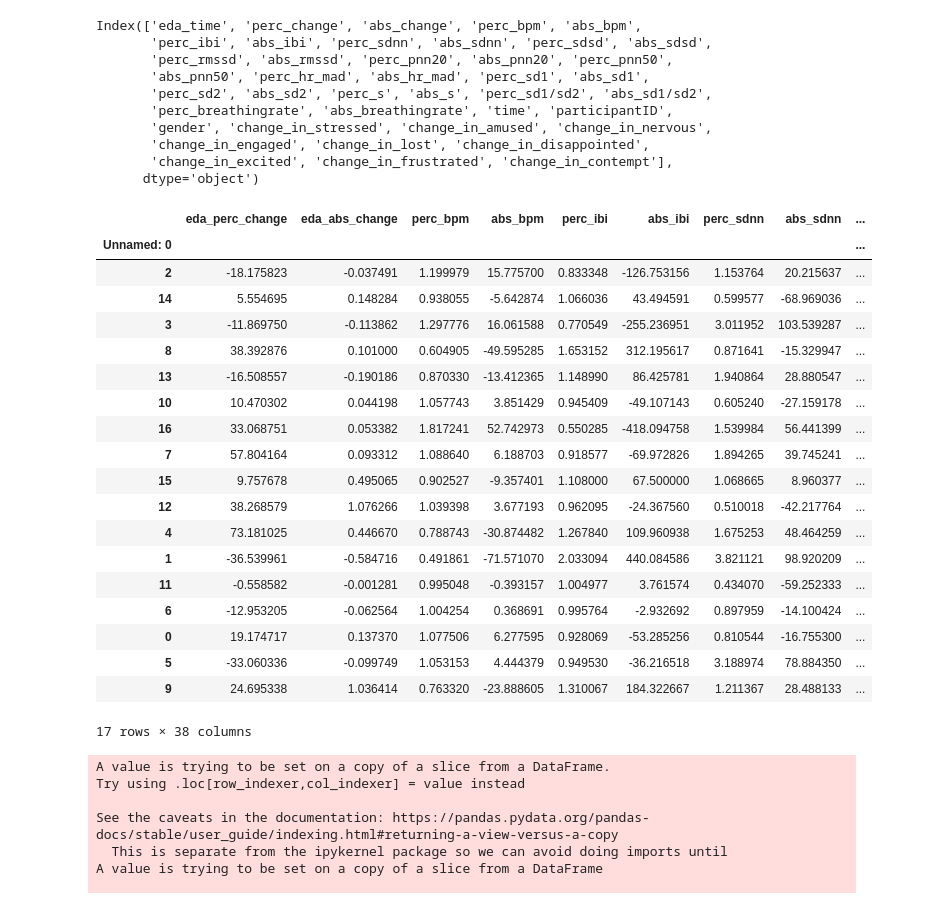
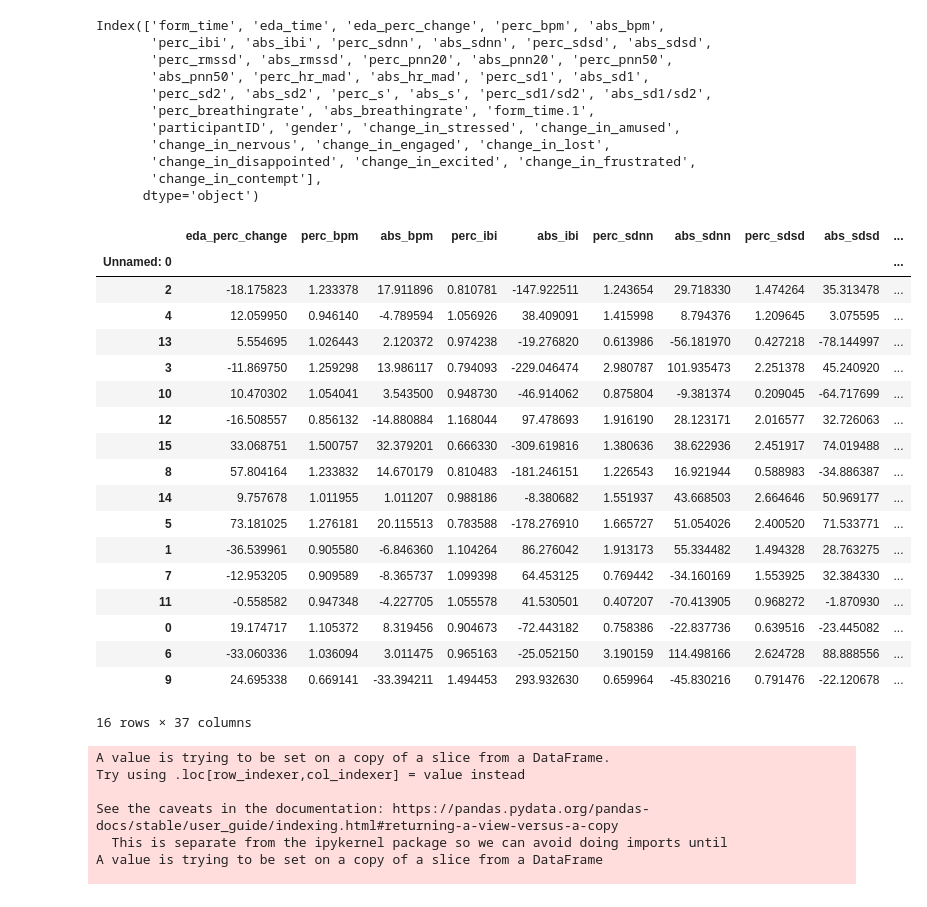
Before and after one commit to robfletch7/HRI, a Jupyter notebook: low_level_fusion.ipynb, the cells around one changed output. Drawn from its saved outputs; the diff is of its cells as text; code cells hidden in the pictures.

```diff
--- a/low_level_fusion.ipynb
+++ b/low_level_fusion.ipynb
@@ -13,45 +16,44 @@ from sklearn.model_selection import StratifiedKFold
 # %%
-dataset = pd.read_csv('final_dataset.csv')
+dataset = pd.read_csv('final_dataset_3.csv')
 
-dataset = pd.read_csv('final_dataset.csv')
 dataset = dataset.set_index('Unnamed: 0')
 
 print(dataset.columns)
-drop_columns = ['eda_time','time', 'gender']
+drop_columns = ['eda_time','form_time','form_time.1', 'gender']
 dataset.drop(drop_columns, axis=1, inplace=True)
 dataset = dataset.rename(columns={"perc_change": "eda_perc_change", "abs_change": "eda_abs_change"})
 dataset.sort_values(by='participantID', axis=0, ascending=True, inplace=False, kind='quicksort', na_position='last', ignore_index=False, key=None)
 # %% [output]
-Index(['eda_time', 'perc_change', 'abs_change', 'perc_bpm', 'abs_bpm',
+Index(['form_time', 'eda_time', 'eda_perc_change', 'perc_bpm', 'abs_bpm',
        'perc_ibi', 'abs_ibi', 'perc_sdnn', 'abs_sdnn', 'perc_sdsd', 'abs_sdsd',
        'perc_rmssd', 'abs_rmssd', 'perc_pnn20', 'abs_pnn20', 'perc_pnn50',
        'abs_pnn50', 'perc_hr_mad', 'abs_hr_mad', 'perc_sd1', 'abs_sd1',
        'perc_sd2', 'abs_sd2', 'perc_s', 'abs_s', 'perc_sd1/sd2', 'abs_sd1/sd2',
-       'perc_breathingrate', 'abs_breathingrate', 'time', 'participantID',
-       'gender', 'change_in_stressed', 'change_in_amused', 'change_in_nervous',
-       'change_in_engaged', 'change_in_lost', 'change_in_disappointed',
-       'change_in_excited', 'change_in_frustrated', 'change_in_contempt'],
+       'perc_breathingrate', 'abs_breathingrate', 'form_time.1',
+       'participantID', 'gender', 'change_in_stressed', 'change_in_amused',
+       'change_in_nervous', 'change_in_engaged', 'change_in_lost',
+       'change_in_disappointed', 'change_in_excited', 'change_in_frustrated',
+       'change_in_contempt'],
       dtype='object')
-|  | eda_perc_change | eda_abs_change | perc_bpm | abs_bpm | perc_ibi | abs_ibi | perc_sdnn | abs_sdnn | ... |
-| Unnamed: 0 |  |  |  |  |  |  |  |  | ... |
-| 2 | -18.175823 | -0.037491 | 1.199979 | 15.775700 | 0.833348 | -126.753156 | 1.153764 | 20.215637 | ... |
-| 14 | 5.554695 | 0.148284 | 0.938055 | -5.642874 | 1.066036 | 43.494591 | 0.599577 | -68.969036 | ... |
-| 3 | -11.869750 | -0.113862 | 1.297776 | 16.061588 | 0.770549 | -255.236951 | 3.011952 | 103.539287 | ... |
-| 8 | 38.392876 | 0.101000 | 0.604905 | -49.595285 | 1.653152 | 312.195617 | 0.871641 | -15.329947 | ... |
-| 13 | -16.508557 | -0.190186 | 0.870330 | -13.412365 | 1.148990 | 86.425781 | 1.940864 | 28.880547 | ... |
-| 10 | 10.470302 | 0.044198 | 1.057743 | 3.851429 | 0.945409 | -49.107143 | 0.605240 | -27.159178 | ... |
-| 16 | 33.068751 | 0.053382 | 1.817241 | 52.742973 | 0.550285 | -418.094758 | 1.539984 | 56.441399 | ... |
-| 7 | 57.804164 | 0.093312 | 1.088640 | 6.188703 | 0.918577 | -69.972826 | 1.894265 | 39.745241 | ... |
-| 15 | 9.757678 | 0.495065 | 0.902527 | -9.357401 | 1.108000 | 67.500000 | 1.068665 | 8.960377 | ... |
-| 12 | 38.268579 | 1.076266 | 1.039398 | 3.677193 | 0.962095 | -24.367560 | 0.510018 | -42.217764 | ... |
-| 4 | 73.181025 | 0.446670 | 0.788743 | -30.874482 | 1.267840 | 109.960938 | 1.675253 | 48.464259 | ... |
-| 1 | -36.539961 | -0.584716 | 0.491861 | -71.571070 | 2.033094 | 440.084586 | 3.821121 | 98.920209 | ... |
-| 11 | -0.558582 | -0.001281 | 0.995048 | -0.393157 | 1.004977 | 3.761574 | 0.434070 | -59.252333 | ... |
-| 6 | -12.953205 | -0.062564 | 1.004254 | 0.368691 | 0.995764 | -2.932692 | 0.897959 | -14.100424 | ... |
-| 0 | 19.174717 | 0.137370 | 1.077506 | 6.277595 | 0.928069 | -53.285256 | 0.810544 | -16.755300 | ... |
-| 5 | -33.060336 | -0.099749 | 1.053153 | 4.444379 | 0.949530 | -36.216518 | 3.188974 | 78.884350 | ... |
-| 9 | 24.695338 | 1.036414 | 0.763320 | -23.888605 | 1.310067 | 184.322667 | 1.211367 | 28.488133 | ... |
+|  | eda_perc_change | perc_bpm | abs_bpm | perc_ibi | abs_ibi | perc_sdnn | abs_sdnn | perc_sdsd | abs_sdsd | ... |
+| Unnamed: 0 |  |  |  |  |  |  |  |  |  | ... |
+| 2 | -18.175823 | 1.233378 | 17.911896 | 0.810781 | -147.922511 | 1.243654 | 29.718330 | 1.474264 | 35.313478 | ... |
+| 4 | 12.059950 | 0.946140 | -4.789594 | 1.056926 | 38.409091 | 1.415998 | 8.794376 | 1.209645 | 3.075595 | ... |
+| 13 | 5.554695 | 1.026443 | 2.120372 | 0.974238 | -19.276820 | 0.613986 | -56.181970 | 0.427218 | -78.144997 | ... |
+| 3 | -11.869750 | 1.259298 | 13.986117 | 0.794093 | -229.046474 | 2.980787 | 101.935473 | 2.251378 | 45.240920 | ... |
+| 10 | 10.470302 | 1.054041 | 3.543500 | 0.948730 | -46.914062 | 0.875804 | -9.381374 | 0.209045 | -64.717699 | ... |
+| 12 | -16.508557 | 0.856132 | -14.880884 | 1.168044 | 97.478693 | 1.916190 | 28.123171 | 2.016577 | 32.726063 | ... |
+| 15 | 33.068751 | 1.500757 | 32.379201 | 0.666330 | -309.619816 | 1.380636 | 38.622936 | 2.451917 | 74.019488 | ... |
+| 8 | 57.804164 | 1.233832 | 14.670179 | 0.810483 | -181.246151 | 1.226543 | 16.921944 | 0.588983 | -34.886387 | ... |
+| 14 | 9.757678 | 1.011955 | 1.011207 | 0.988186 | -8.380682 | 1.551937 | 43.668503 | 2.664646 | 50.969177 | ... |
+| 5 | 73.181025 | 1.276181 | 20.115513 | 0.783588 | -178.276910 | 1.665727 | 51.054026 | 2.400520 | 71.533771 | ... |
+| 1 | -36.539961 | 0.905580 | -6.846360 | 1.104264 | 86.276042 | 1.913173 | 55.334482 | 1.494328 | 28.763275 | ... |
+| 7 | -12.953205 | 0.909589 | -8.365737 | 1.099398 | 64.453125 | 0.769442 | -34.160169 | 1.553925 | 32.384330 | ... |
+| 11 | -0.558582 | 0.947348 | -4.227705 | 1.055578 | 41.530501 | 0.407207 | -70.413905 | 0.968272 | -1.870930 | ... |
+| 0 | 19.174717 | 1.105372 | 8.319456 | 0.904673 | -72.443182 | 0.758386 | -22.837736 | 0.639516 | -23.445082 | ... |
+| 6 | -33.060336 | 1.036094 | 3.011475 | 0.965163 | -25.052150 | 3.190159 | 114.498166 | 2.624728 | 88.888556 | ... |
+| 9 | 24.695338 | 0.669141 | -33.394211 | 1.494453 | 293.932630 | 0.659964 | -45.830216 | 0.791476 | -22.120678 | ... |
-17 rows × 38 columns
+16 rows × 37 columns
 # %%
 perc_columns = [col for col in dataset.columns if 'perc' in col]
 dataset_perc = df = dataset[dataset.columns.drop(list(dataset.filter(regex='abs')))]
```
Also changed, not shown: parts of 4 cells of this notebook, 1 other file.
